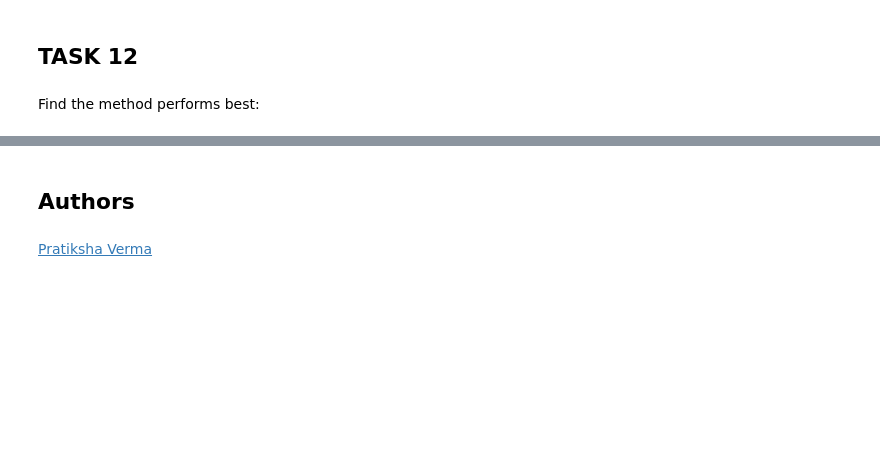
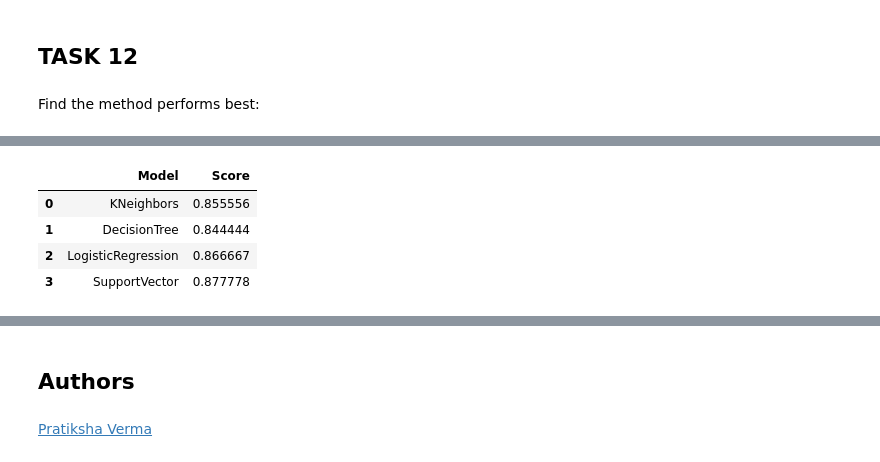
Before and after one commit to danieljirausch/ibm-data-science, a Jupyter notebook: 4-SpaceX_Machine_Learning_Prediction_Part_5.jupyterlite.ipynb, the cells around one changed output, grey strips where cells are left out. Drawn from its saved outputs; the diff is of its cells as text; code cells hidden in the pictures; blank space fills up the shorter version.

```diff
--- a/4-SpaceX_Machine_Learning_Prediction_Part_5.jupyterlite.ipynb
+++ b/4-SpaceX_Machine_Learning_Prediction_Part_5.jupyterlite.ipynb
@@ -378,3 +387,18 @@ models_df
+# %%
+models_score = {
+    'KNeighbors':knn_cv.score(X, Y),
+    'DecisionTree':tree_cv.score(X, Y),
+    'LogisticRegression':logreg_cv.score(X, Y),
+    'SupportVector': svm_cv.score(X, Y),
+}
+models_df = pd.DataFrame(models_score.items(), columns=["Model","Score"])
+models_df
+# %% [output]
+|  | Model | Score |
+| 0 | KNeighbors | 0.855556 |
+| 1 | DecisionTree | 0.844444 |
+| 2 | LogisticRegression | 0.866667 |
+| 3 | SupportVector | 0.877778 |
 # %%
 sns.barplot(data=models_df, x='Model', y='Score')
 plt.xlabel("Model",fontsize=16)
```
Also changed, not shown: parts of 6 cells of this notebook.
